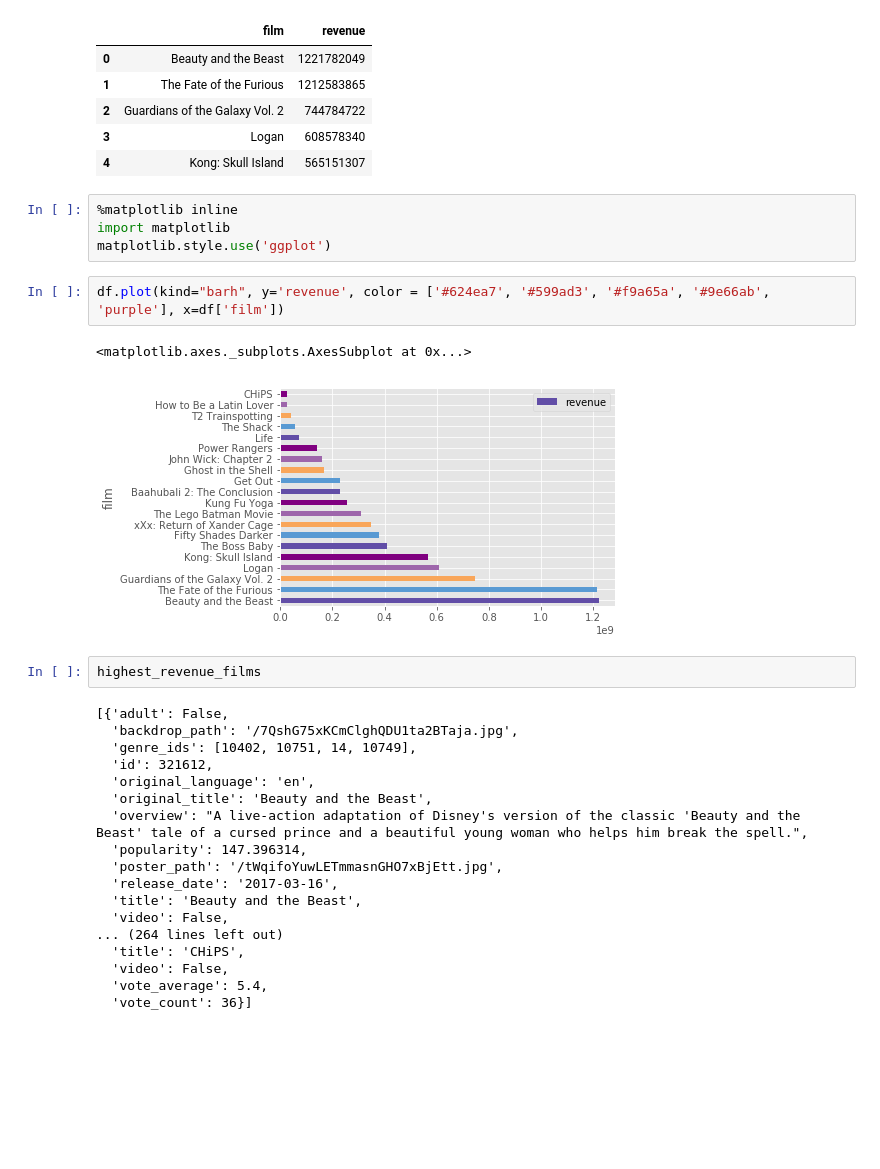
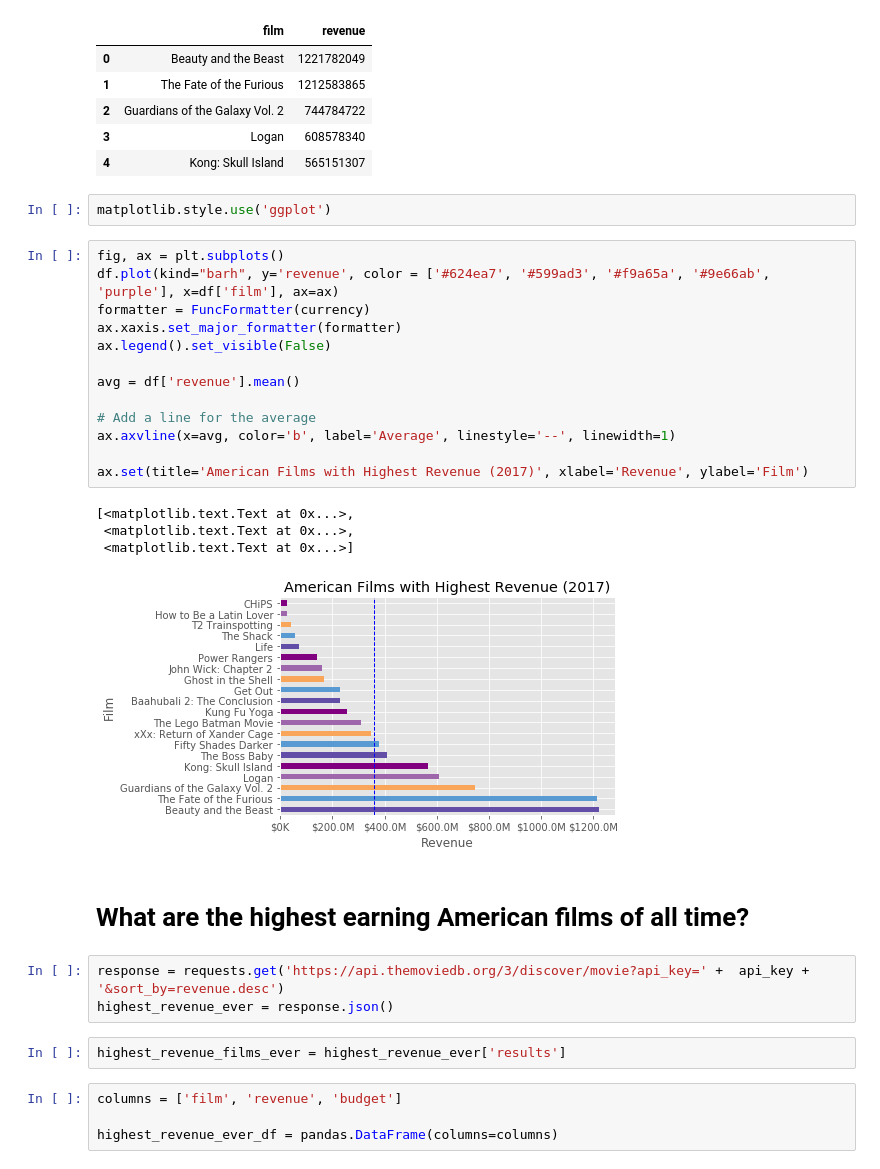
Before and after one commit to M0nica/datalogues-outdated, a Jupyter notebook: content/posts/tmdb-api.ipynb, the cells around one changed output. Drawn from its saved outputs; the diff is of its cells as text; blank space fills up the shorter version.

```diff
--- a/content/posts/tmdb-api.ipynb
+++ b/content/posts/tmdb-api.ipynb
@@ -97,31 +61,33 @@ df.head()
 | 3 | Logan | 608578340 |
 | 4 | Kong: Skull Island | 565151307 |
 # %%
-%matplotlib inline
-import matplotlib
 matplotlib.style.use('ggplot')
-# %%
-df.plot(kind="barh", y='revenue', color = ['#624ea7', '#599ad3', '#f9a65a', '#9e66ab', 'purple'], x=df['film'])
-# %% [output]
-<matplotlib.axes._subplots.AxesSubplot at 0x...>
-[figure, removed]
-# %%
-highest_revenue_films
-# %% [output]
-[{'adult': False,
-  'backdrop_path': '/7QshG75xKCmClghQDU1ta2BTaja.jpg',
-  'genre_ids': [10402, 10751, 14, 10749],
-  'id': 321612,
-  'original_language': 'en',
-  'original_title': 'Beauty and the Beast',
-  'overview': "A live-action adaptation of Disney's version of the classic 'Beauty and the Beast' tale of a cursed prince and a beautiful young woman who helps him break the spell.",
-  'popularity': 147.396314,
-  'poster_path': '/tWqifoYuwLETmmasnGHO7xBjEtt.jpg',
-  'release_date': '2017-03-16',
-  'title': 'Beauty and the Beast',
-  'video': False,
-... (264 lines left out)
-  'title': 'CHiPS',
-  'video': False,
-  'vote_average': 5.4,
-  'vote_count': 36}]
+# %%
+fig, ax = plt.subplots()
+df.plot(kind="barh", y='revenue', color = ['#624ea7', '#599ad3', '#f9a65a', '#9e66ab', 'purple'], x=df['film'], ax=ax)
+formatter = FuncFormatter(currency)
+ax.xaxis.set_major_formatter(formatter)
+ax.legend().set_visible(False)
+
+avg = df['revenue'].mean()
+
+# Add a line for the average
+ax.axvline(x=avg, color='b', label='Average', linestyle='--', linewidth=1)
+
+ax.set(title='American Films with Highest Revenue (2017)', xlabel='Revenue', ylabel='Film')
+# %% [output]
+[<matplotlib.text.Text at 0x...>,
+ <matplotlib.text.Text at 0x...>,
+ <matplotlib.text.Text at 0x...>]
+[figure, added]
+# %% [markdown]
+# What are the highest earning American films of all time?
+# %%
+response = requests.get('https://api.themoviedb.org/3/discover/movie?api_key=' +  api_key + '&sort_by=revenue.desc')
+highest_revenue_ever = response.json()
+# %%
+highest_revenue_films_ever = highest_revenue_ever['results']
+# %%
+columns = ['film', 'revenue', 'budget']
+
+highest_revenue_ever_df = pandas.DataFrame(columns=columns)
```
Also changed, not shown: parts of 16 cells of this notebook, 29 other files.
